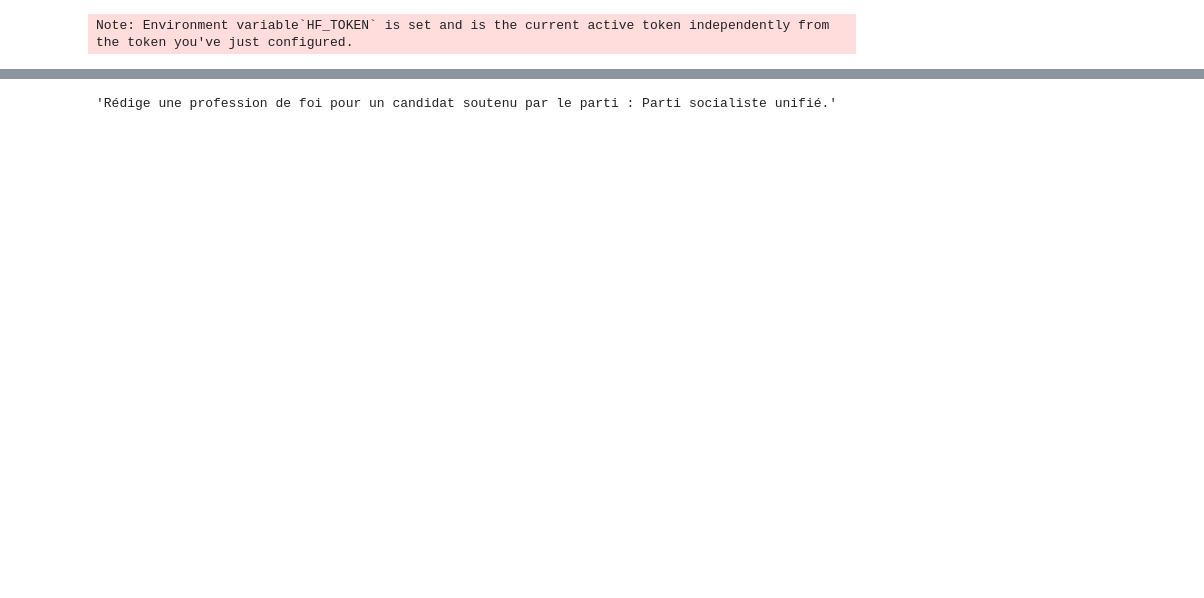
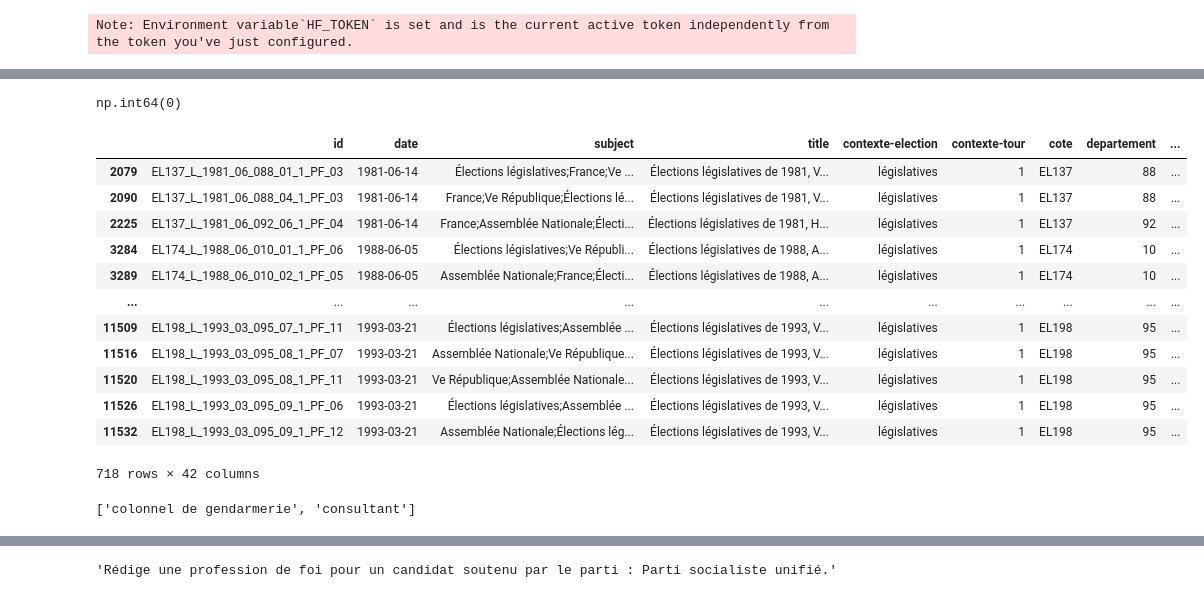
Before and after one commit to felixdechamps/projet-nlp-3A, a Jupyter notebook: main.ipynb, the cells around one changed output, grey strips where cells are left out. Saved outputs shown, nothing was run; the diff lists cells and outputs as text; code cells hidden in the pictures; blank space fills up the shorter version.

```diff
--- a/main.ipynb
+++ b/main.ipynb
@@ -72,2 +134,4 @@ dataset_complet = dataset_complet.map(add_id, with_indices=True)
+# %%
+metadata_dict = metadata.set_index('id').to_dict('index')
 # %%
 def add_soutien(example) :
@@ -206,0 +173,20 @@ Name: 0, dtype: object
+# %%
+metadata['departement-nom'].isna().sum()
+# %% [output]
+np.int64(0)
+# %%
+metadata[metadata['titulaire-nom'] == "non mentionné"]
+# %% [output]
+|  | id | date | subject | title | contexte-election | contexte-tour | cote | departement | ... |
+| 2079 | EL137_L_1981_06_088_01_1_PF_03 | 1981-06-14 | Élections législatives;France;Ve ... | Élections législatives de 1981, V... | législatives | 1 | EL137 | 88 | ... |
+| 2090 | EL137_L_1981_06_088_04_1_PF_03 | 1981-06-14 | France;Ve République;Élections lé... | Élections législatives de 1981, V... | législatives | 1 | EL137 | 88 | ... |
+| 2225 | EL137_L_1981_06_092_06_1_PF_04 | 1981-06-14 | France;Assemblée Nationale;Électi... | Élections législatives de 1981, H... | législatives | 1 | EL137 | 92 | ... |
+| 3284 | EL174_L_1988_06_010_01_1_PF_06 | 1988-06-05 | Élections législatives;Ve Républi... | Élections législatives de 1988, A... | législatives | 1 | EL174 | 10 | ... |
+| 3289 | EL174_L_1988_06_010_02_1_PF_05 | 1988-06-05 | Assemblée Nationale;France;Électi... | Élections législatives de 1988, A... | législatives | 1 | EL174 | 10 | ... |
+| ... | ... | ... | ... | ... | ... | ... | ... | ... | ... |
+| 11509 | EL198_L_1993_03_095_07_1_PF_11 | 1993-03-21 | Élections législatives;Assemblée ... | Élections législatives de 1993, V... | législatives | 1 | EL198 | 95 | ... |
+| 11516 | EL198_L_1993_03_095_08_1_PF_07 | 1993-03-21 | Assemblée Nationale;Ve République... | Élections législatives de 1993, V... | législatives | 1 | EL198 | 95 | ... |
+| 11520 | EL198_L_1993_03_095_08_1_PF_11 | 1993-03-21 | Ve République;Assemblée Nationale... | Élections législatives de 1993, V... | législatives | 1 | EL198 | 95 | ... |
+| 11526 | EL198_L_1993_03_095_09_1_PF_06 | 1993-03-21 | Élections législatives;Assemblée ... | Élections législatives de 1993, V... | législatives | 1 | EL198 | 95 | ... |
+| 11532 | EL198_L_1993_03_095_09_1_PF_12 | 1993-03-21 | Assemblée Nationale;Élections lég... | Élections législatives de 1993, V... | législatives | 1 | EL198 | 95 | ... |
+718 rows × 42 columns
@@ -207,2 +201,6 @@ Name: 0, dtype: object
+# %%
+"colonnel de gendarmerie;consultant".split(';'";)
+# %% [output]
+['colonnel de gendarmerie', 'consultant']
 # %%
 def add_prompt(example) :
```
Also changed, not shown: parts of 30 cells of this notebook, 1 other file.
